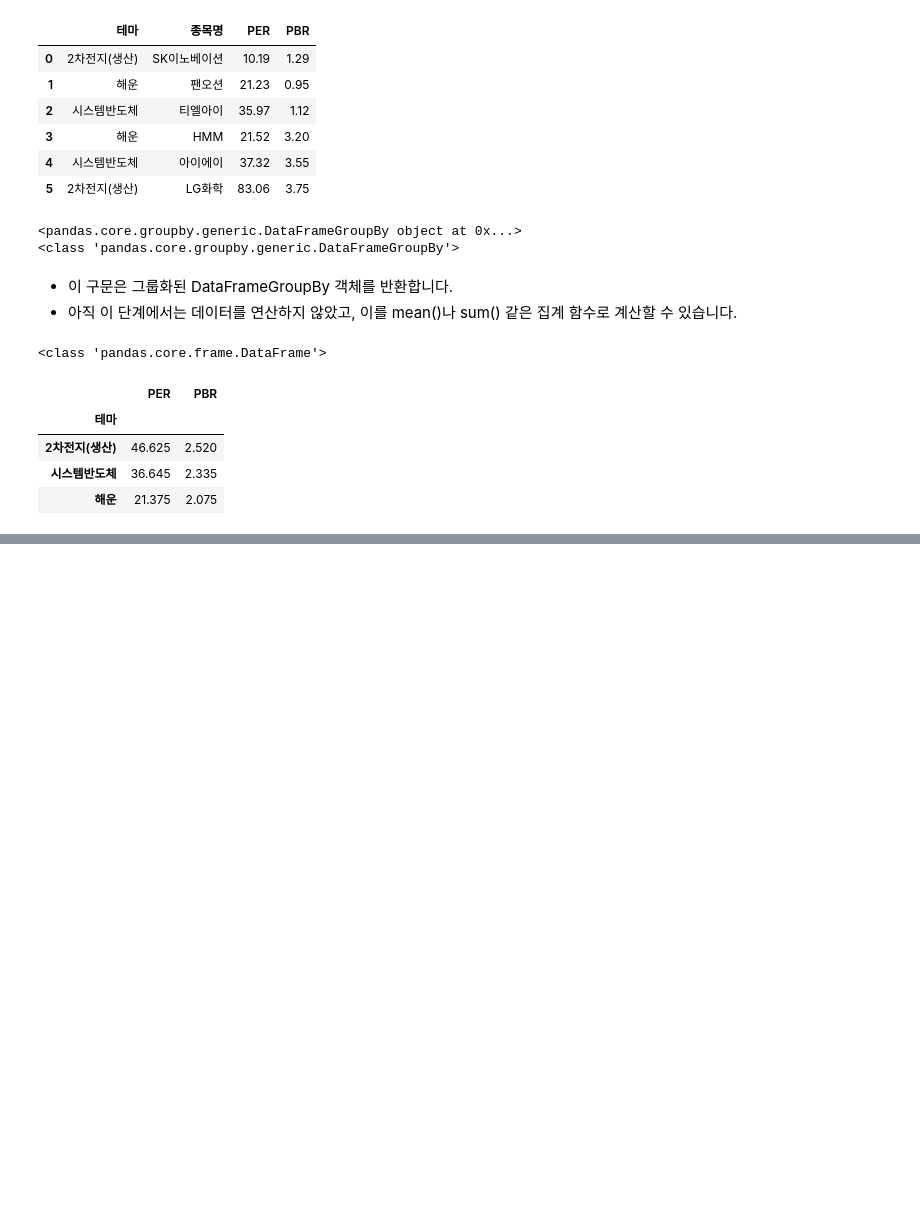
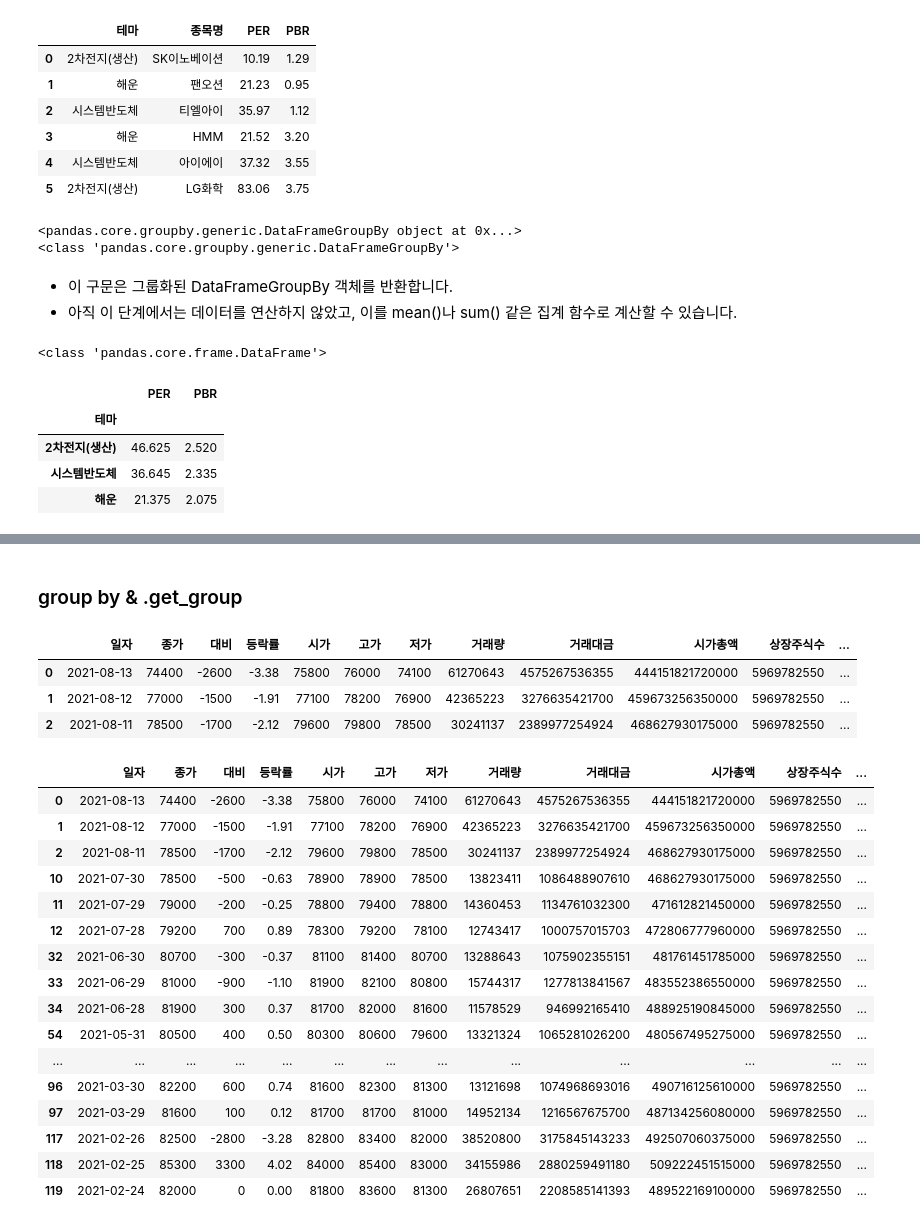
Before and after one commit to dsleslie/iMDGBA, a Jupyter notebook: 02_ds_basic/04_pandas_visualizing_plotly.ipynb, the cells around one changed output, grey strips where cells are left out. Drawn from its saved outputs; the diff is of its cells as text; code cells hidden in the pictures; blank space fills up the shorter version.

```diff
--- a/02_ds_basic/04_pandas_visualizing_plotly.ipynb
+++ b/02_ds_basic/04_pandas_visualizing_plotly.ipynb
@@ -548,0 +606,3 @@ result2
+# %%
+df = pd.read_excel("c:/Archiving/IMDGB/step02_ds_basic/dataset/ss_ex_1.xlsx" , parse_dates=['일자'], index_col=0)
+df.head()
@@ -548,0 +656,3 @@ result2
+# %%
+df2 = df.reset_index()
+df2.head()
@@ -548,0 +719,7 @@ result2
+# %%
+# 분기 / 연 / 월 / 일 정보를 컬럼 추가해보자
+df2['분기'] = df2['일자'].dt.quarter
+df2['연도'] = df2['일자'].dt.year
+df2['월'] = df2['일자'].dt.month
+df2['일'] = df2['일자'].dt.day
+print(df2.head())
@@ -548,0 +749,30 @@ result2
+# %% [markdown]
+### group by & .get_group
+# %%
+df2.head(3)
+# %% [output]
+|  | 일자 | 종가 | 대비 | 등락률 | 시가 | 고가 | 저가 | 거래량 | 거래대금 | 시가총액 | 상장주식수 | ... |
+| 0 | 2021-08-13 | 74400 | -2600 | -3.38 | 75800 | 76000 | 74100 | 61270643 | 4575267536355 | 444151821720000 | 5969782550 | ... |
+| 1 | 2021-08-12 | 77000 | -1500 | -1.91 | 77100 | 78200 | 76900 | 42365223 | 3276635421700 | 459673256350000 | 5969782550 | ... |
+| 2 | 2021-08-11 | 78500 | -1700 | -2.12 | 79600 | 79800 | 78500 | 30241137 | 2389977254924 | 468627930175000 | 5969782550 | ... |
+# %%
+result = df2.groupby(['연도','월'])
+result.head(3)
+# %% [output]
+|  | 일자 | 종가 | 대비 | 등락률 | 시가 | 고가 | 저가 | 거래량 | 거래대금 | 시가총액 | 상장주식수 | ... |
+| 0 | 2021-08-13 | 74400 | -2600 | -3.38 | 75800 | 76000 | 74100 | 61270643 | 4575267536355 | 444151821720000 | 5969782550 | ... |
+| 1 | 2021-08-12 | 77000 | -1500 | -1.91 | 77100 | 78200 | 76900 | 42365223 | 3276635421700 | 459673256350000 | 5969782550 | ... |
+| 2 | 2021-08-11 | 78500 | -1700 | -2.12 | 79600 | 79800 | 78500 | 30241137 | 2389977254924 | 468627930175000 | 5969782550 | ... |
+| 10 | 2021-07-30 | 78500 | -500 | -0.63 | 78900 | 78900 | 78500 | 13823411 | 1086488907610 | 468627930175000 | 5969782550 | ... |
+| 11 | 2021-07-29 | 79000 | -200 | -0.25 | 78800 | 79400 | 78800 | 14360453 | 1134761032300 | 471612821450000 | 5969782550 | ... |
+| 12 | 2021-07-28 | 79200 | 700 | 0.89 | 78300 | 79200 | 78100 | 12743417 | 1000757015703 | 472806777960000 | 5969782550 | ... |
+| 32 | 2021-06-30 | 80700 | -300 | -0.37 | 81100 | 81400 | 80700 | 13288643 | 1075902355151 | 481761451785000 | 5969782550 | ... |
+| 33 | 2021-06-29 | 81000 | -900 | -1.10 | 81900 | 82100 | 80800 | 15744317 | 1277813841567 | 483552386550000 | 5969782550 | ... |
+| 34 | 2021-06-28 | 81900 | 300 | 0.37 | 81700 | 82000 | 81600 | 11578529 | 946992165410 | 488925190845000 | 5969782550 | ... |
+| 54 | 2021-05-31 | 80500 | 400 | 0.50 | 80300 | 80600 | 79600 | 13321324 | 1065281026200 | 480567495275000 | 5969782550 | ... |
+| ... | ... | ... | ... | ... | ... | ... | ... | ... | ... | ... | ... | ... |
+| 96 | 2021-03-30 | 82200 | 600 | 0.74 | 81600 | 82300 | 81300 | 13121698 | 1074968693016 | 490716125610000 | 5969782550 | ... |
+| 97 | 2021-03-29 | 81600 | 100 | 0.12 | 81700 | 81700 | 81000 | 14952134 | 1216567675700 | 487134256080000 | 5969782550 | ... |
+| 117 | 2021-02-26 | 82500 | -2800 | -3.28 | 82800 | 83400 | 82000 | 38520800 | 3175845143233 | 492507060375000 | 5969782550 | ... |
+| 118 | 2021-02-25 | 85300 | 3300 | 4.02 | 84000 | 85400 | 83000 | 34155986 | 2880259491180 | 509222451515000 | 5969782550 | ... |
+| 119 | 2021-02-24 | 82000 | 0 | 0.00 | 81800 | 83600 | 81300 | 26807651 | 2208585141393 | 489522169100000 | 5969782550 | ... |
```
Also changed, not shown: parts of 27 cells of this notebook.
